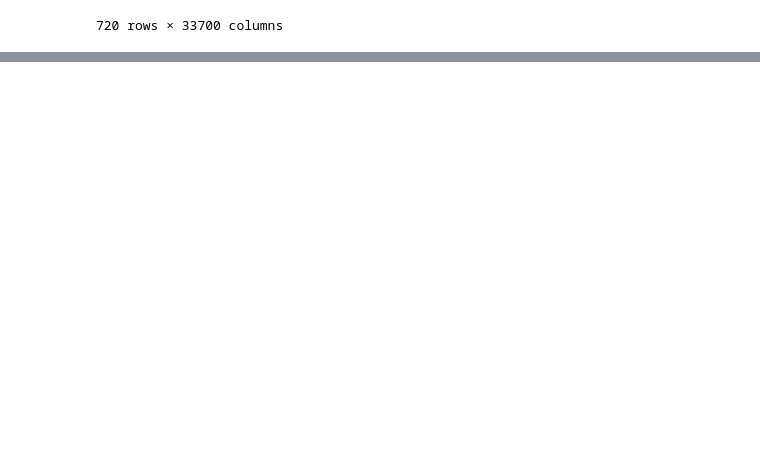
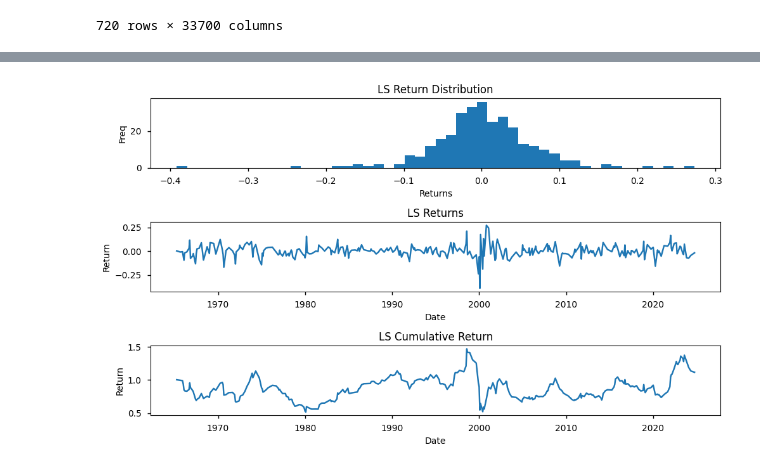
Before and after one commit to fanghe-ma/IVOL-Puzzle-and-Arbitrage-Asymmetry, a Jupyter notebook: project.ipynb, the cells around one changed output, grey strips where cells are left out. Cells and saved outputs as stored; diff of their text form; code cells hidden in the pictures; blank space fills up the shorter version.

```diff
--- a/project.ipynb
+++ b/project.ipynb
@@ -160,0 +350,84 @@ ivol_df
+# %%
+fig, axes = plt.subplots(3, 1, figsize= (10, 6))
+axes[0].hist(
+    ls_df['ls_ret'],
+    bins = 50,
+)
+
+axes[0].set_xlabel("Returns")
+axes[0].set_ylabel("Freq")
+
+axes[1].plot(
+    ls_df['ls_ret']
+)
+
+axes[1].set_xlabel("Date")
+axes[1].set_ylabel("Return")
+axes[1].set_title("LS Returns")
+
+axes[2].plot(
+    (ls_df['ls_ret'] + 1).cumprod()
+)
+
+axes[2].set_xlabel("Date")
+axes[2].set_ylabel("Return")
+
+axes[0].set_title("LS Return Distribution")
+axes[2].set_title("LS Cumulative Return")
+
+plt.tight_layout()
+plt.show()
+
+
+fig, axes = plt.subplots(2, 1, figsize = (10, 8))
+
+axes[0].hist(
+    ls_df['long_ret'],
+    label = "Long Return",
+    alpha = .3,
+    bins= 50,
+    edgecolor= 'black',
+)
+
+axes[0].hist(
+    ls_df['short_ret'],
+    label = "Short Return",
+    alpha = .3,
+    bins= 50,
+    edgecolor= 'black',
+)
+
+axes[0].hist(
+    ls_df['ls_ret'],
+    label = "LS Return",
+    alpha = .3,
+    bins= 50,
+    edgecolor= 'black',
+)
+
+axes[0].legend()
+
+axes[0].set_title("Return")
+
+axes[1].plot(
+    (ls_df['long_ret'] + 1).cumprod(),
+    label = "Long Return",
+    alpha = .7
+)
+
+axes[1].plot(
+    (ls_df['short_ret'] + 1).cumprod(),
+    label = "Short Return",
+    alpha = .7
+)
+
+axes[1].plot(
+    (ls_df['ls_ret'] + 1).cumprod(),
+    label = "LS Return",
+    alpha = .7
+)
+
+axes[1].legend()
+axes[1].set_title("Cumulative Return")
+# %% [output]
+[figure, added]
```
Also changed, not shown: parts of 24 cells of this notebook, 1 other file.
